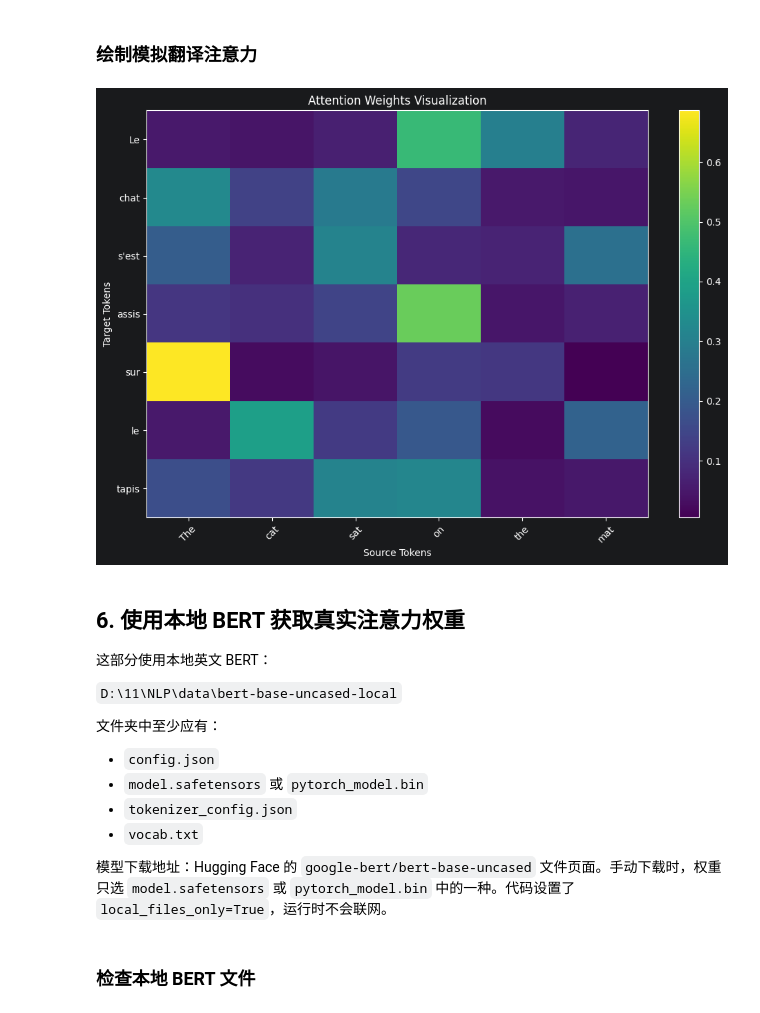
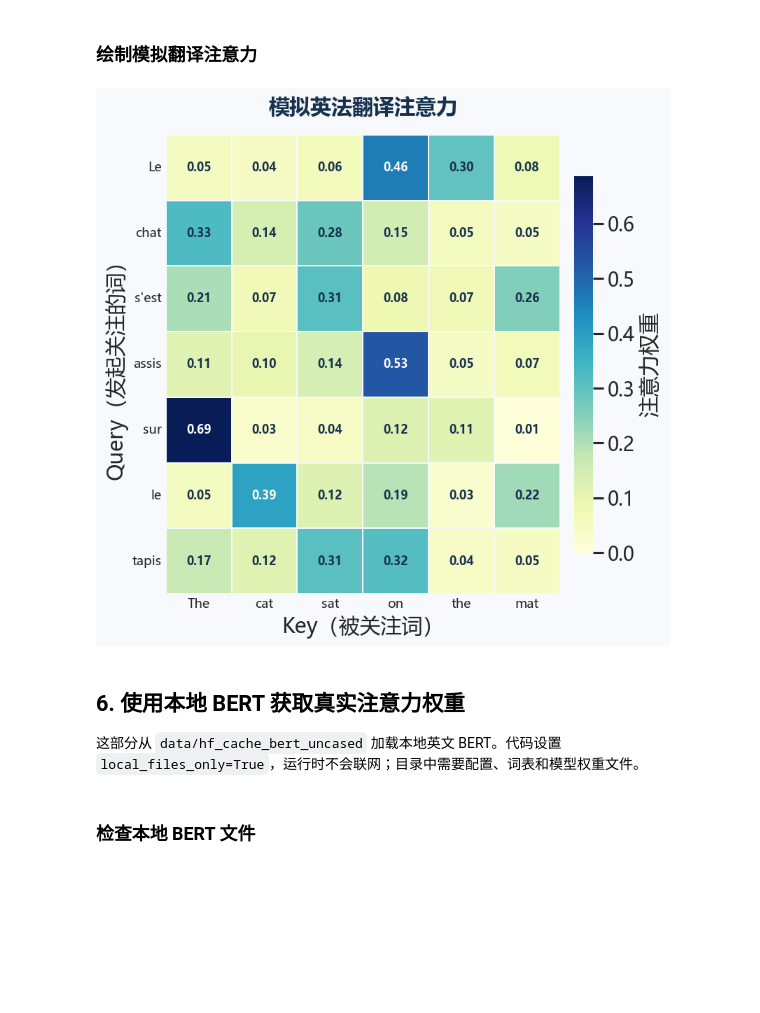
Before and after one commit to vortexlab-lxy/NLP, a Jupyter notebook: 9注意力机制.ipynb, the cells around one changed output. Drawn from its saved outputs; the diff is of its cells as text; code cells hidden in the pictures; blank space fills up the shorter version.

```diff
--- a/9注意力机制.ipynb
+++ b/9注意力机制.ipynb
@@ -3,12 +7,17 @@
 # %%
 import os
+import warnings
+
+warnings.filterwarnings("ignore", message="The pynvml package is deprecated.*", category=FutureWarning)
+warnings.filterwarnings("ignore", message="IProgress not found.*")
+
+import matplotlib.pyplot as plt
+import numpy as np
+import seaborn as sns
 import torch
 import torch.nn as nn
 import torch.nn.functional as F
-import matplotlib.pyplot as plt
 
 torch.manual_seed(42)
-torch.set_printoptions(precision=4, sci_mode=False)
-
-print("PyTorch版本：", torch.__version__)
-print("是否可以使用GPU：", torch.cuda.is_available())
+sns.set_theme(style="white", context="talk")
+plt.rcParams.update({"font.sans-serif": ["Microsoft YaHei", "SimHei", "DejaVu Sans"], "axes.unicode_minus": False, "figure.dpi": 120})
@@ -334,24 +316,13 @@ print("每一行权重之和：", translation_attention.sum(dim=-1))
 # %% [markdown]
 ### 绘制模拟翻译注意力
 # %%
-plot_attention(translation_attention, source_tokens, target_tokens)
+draw_attention_heatmap(translation_attention, source_tokens, target_tokens, title="模拟英法翻译注意力", cmap="YlGnBu", figsize=(9, 7))
 # %% [output]
-[figure, old version]
+[figure, new version]
 # %% [markdown]
 ## 6. 使用本地 BERT 获取真实注意力权重
 
-这部分使用本地英文 BERT：
-
-`D:\11\NLP\data\bert-base-uncased-local`
-
-文件夹中至少应有：
-
-- `config.json`
-- `model.safetensors` 或 `pytorch_model.bin`
-- `tokenizer_config.json`
-- `vocab.txt`
-
-模型下载地址：Hugging Face 的 `google-bert/bert-base-uncased` 文件页面。手动下载时，权重只选 `model.safetensors` 或 `pytorch_model.bin` 中的一种。代码设置了 `local_files_only=True`，运行时不会联网。
+这部分从 `data/hf_cache_bert_uncased` 加载本地英文 BERT。代码设置 `local_files_only=True`，运行时不会联网；目录中需要配置、词表和模型权重文件。
 # %% [markdown]
 ### 检查本地 BERT 文件
 # %%
```
Also changed, not shown: parts of 26 cells of this notebook, 1 other file.
